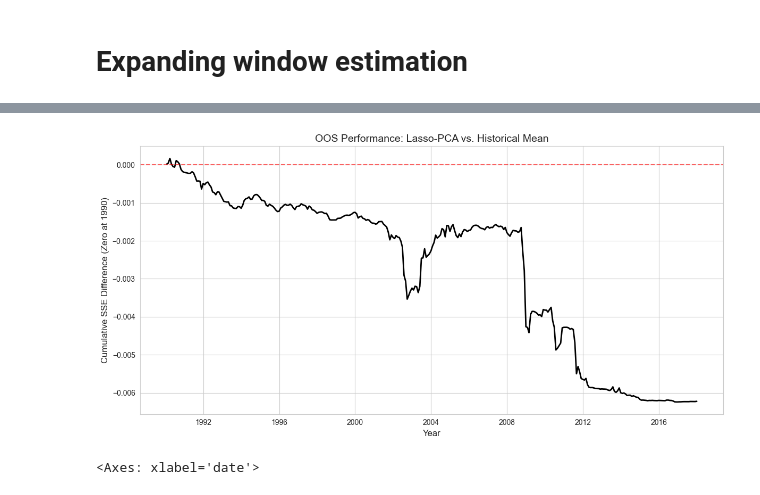
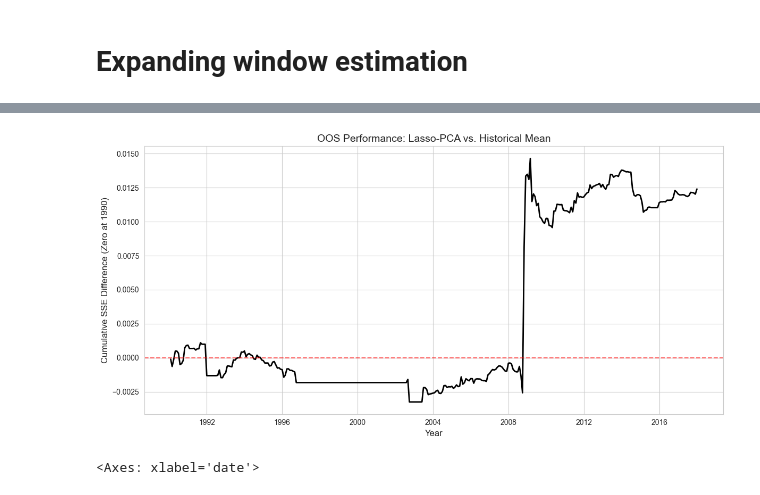
Before and after one commit to myliusen/TIO4900-Replication, a Jupyter notebook: notebooks/init.ipynb, the cells around one changed output, grey strips where cells are left out. Drawn from its saved outputs; the diff is of its cells as text; code cells hidden in the pictures.

```diff
--- a/notebooks/init.ipynb
+++ b/notebooks/init.ipynb
@@ -87,8 +87,8 @@ macro_models = {
     #     'forward': {'method': 'raw'},
     # }),
     # 'PCAPlusN': PCABaselineModelPlusN(components=3, series='forward', n_extra=1),
-    'PCAMacroGroups': PCABaselineModelMacroGroups(components=3, series='forward', lasso=True, alpha=0.001, macro_pcs=1),
-    # 'PCAMacroGroupsHYPERGRID': PCABaselineModelMacroGroupsHYPERGRID(components=3, series='forward', lasso=True)
+    # 'PCAMacroGroups': PCABaselineModelMacroGroups(components=3, series='forward', lasso=True, alpha=0.001, macro_pcs=1),
+    'PCAMacroGroupsHYPERGRID': PCABaselineModelMacroGroupsHYPERGRID(components=3, series='forward', lasso=True)
     # 'PCAMacroGroupsNoLasso': PCABaselineModelMacroGroups(components=3, series='forward', lasso=False, alpha=0.01),
     # 'GroupPCARF': GroupPCARandomForest(components=3, series='forward', macro_pcs=1),
     # 'GroupPCARF2': GroupPCARandomForest(components=3, series='forward', macro_pcs=2),
@@ -129,87 +129,11 @@ Running PCAMacroGroups...
 # %%
-import matplotlib.pyplot as plt
-import seaborn as sns
-import pandas as pd
-import numpy as np
-
-def plot_cssed(y_true, y_forecast, dates, oos_start, secondary_start=None, model_name="Model"):
-    """
-    Constructs a Welch-Goyal style CSSED plot.
-
-    Parameters:
-    -----------
-    y_true : np.array
-        The actual excess returns.
-    y_forecast : np.array
-        The OOS forecasts from your model.
-    dates : pd.Series / pd.DatetimeIndex
-        The dates corresponding to the returns.
-    oos_start : pd.Timestamp
-        The date your OOS period actually begins.
-    secondary_start : pd.Timestamp, optional
-        The date for the right-hand zero-point (e.g., 2000-01-31).
-    """
-    # 1. Align data and filter for OOS period
-    df = pd.DataFrame({
-        'realized': y_true,
-        'forecast': y_forecast
-    }, index=dates)
-
-    oos_df = df.loc[oos_start:].copy()
-
-    # 2. Generate Historical Mean Benchmark (Expanding Window)
-    # We use the same logic as the paper: mean of all returns available up to t-1
-    full_series = pd.Series(y_true, index=dates)
-    oos_df['hist_mean_bench'] = [full_series.loc[:d].iloc[:-1].mean() for d in oos_df.index]
-
-    # 3. Calculate Squared Errors
-    oos_df['error_model'] = (oos_df['realized'] - oos_df['forecast'])**2
-    oos_df['error_bench'] = (oos_df['realized'] - oos_df['hist_mean_bench'])**2
-
-    # 4. Calculate CSSED: Cumulative (SE_benchmark - SE_model)
-    # An increase means the model is beating the benchmark
-    oos_df['cssed'] = (oos_df['error_bench'] - oos_df['error_model']).cumsum()
-
-    # 5. Plotting
-    sns.set_style("whitegrid")
-    fig, ax1 = plt.subplots(figsize=(12, 6))
-
-    # Primary Line (Solid black/blue is standard for OOS)
-    sns.lineplot(data=oos_df, x=oos_df.index, y='cssed', ax=ax1, color='black', linewidth=2)
-
-    ax1.axhline(0, color='red', linestyle='--', alpha=0.6) # The "Null" Benchmark line
-    ax1.set_ylabel(f'Cumulative SSE Difference (Zero at {oos_start.year})', fontsize=12)
-    ax1.set_xlabel('Year', fontsize=12)
-    ax1.set_title(f'OOS Performance: {model_name} vs. Historical Mean', fontsize=14)
-
-    # 6. Secondary Axis (The Welch-Goyal Vertical Shift)
-    if secondary_start and secondary_start in oos_df.index:
-        val_at_secondary = oos_df.loc[secondary_start, 'cssed']
-
-        # We create a twin axis
-        ax2 = ax1.twinx()
-
-        # To make the right axis 0 at the secondary_start, we align the limits
-        # by shifting the primary limits by the value at the secondary start
-        y1_min, y1_max = ax1.get_ylim()
-        ax2.set_ylim(y1_min - val_at_secondary, y1_max - val_at_secondary)
-
-        ax2.set_ylabel(f'CSSED (Zero at {secondary_start.year})', fontsize=12)
-        ax2.axhline(0, color='gray', linestyle=':', alpha=0.5) # Zero line for the right axis
-
-        # Mark the secondary zero point on the x-axis
-        ax1.axvline(secondary_start, color='blue', linestyle='--', alpha=0.3)
-        ax1.text(secondary_start, y1_max, f' Start {secondary_start.year}',
-                 verticalalignment='top', color='blue', fontsize=10)
-
-    plt.tight_layout()
-    plt.show()
+# from utils.base_utils import plot_cssed
 
 # After running wu.expanding_window:
 secondary_zero = pd.Timestamp('2000-01-31')
 plot_cssed(y, y_forecast_bianchi, dates, OOS_start, secondary_start=None, model_name='Lasso-PCA')
 # %% [output]
-[figure, old version]
+[figure, new version]
 # %%
 sns.lineplot(y=y_forecast_bianchi, x=yields.index)
 sns.lineplot(y=y, x=yields.index)
```
Also changed, not shown: parts of 5 cells of this notebook, 2 other files.
